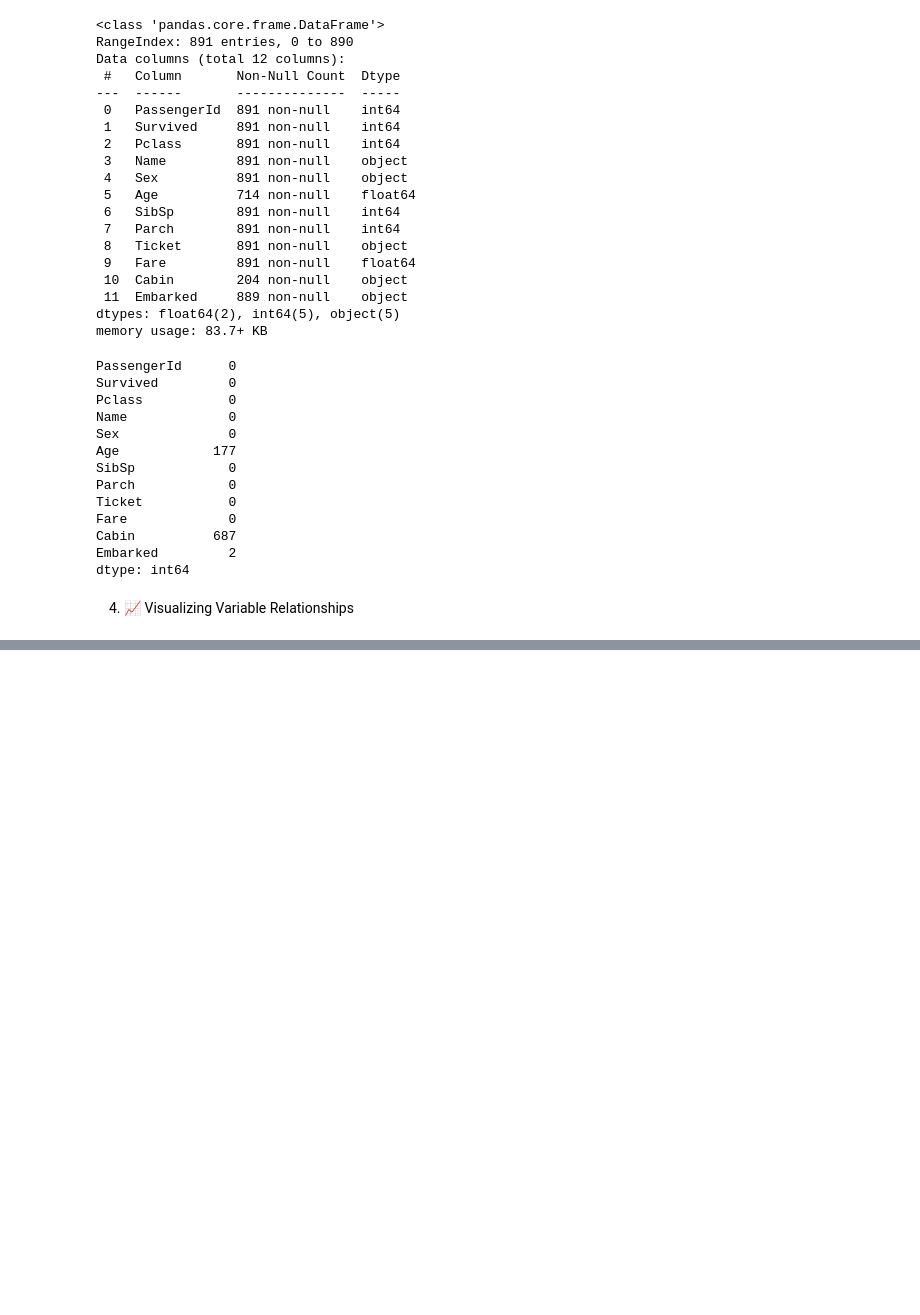
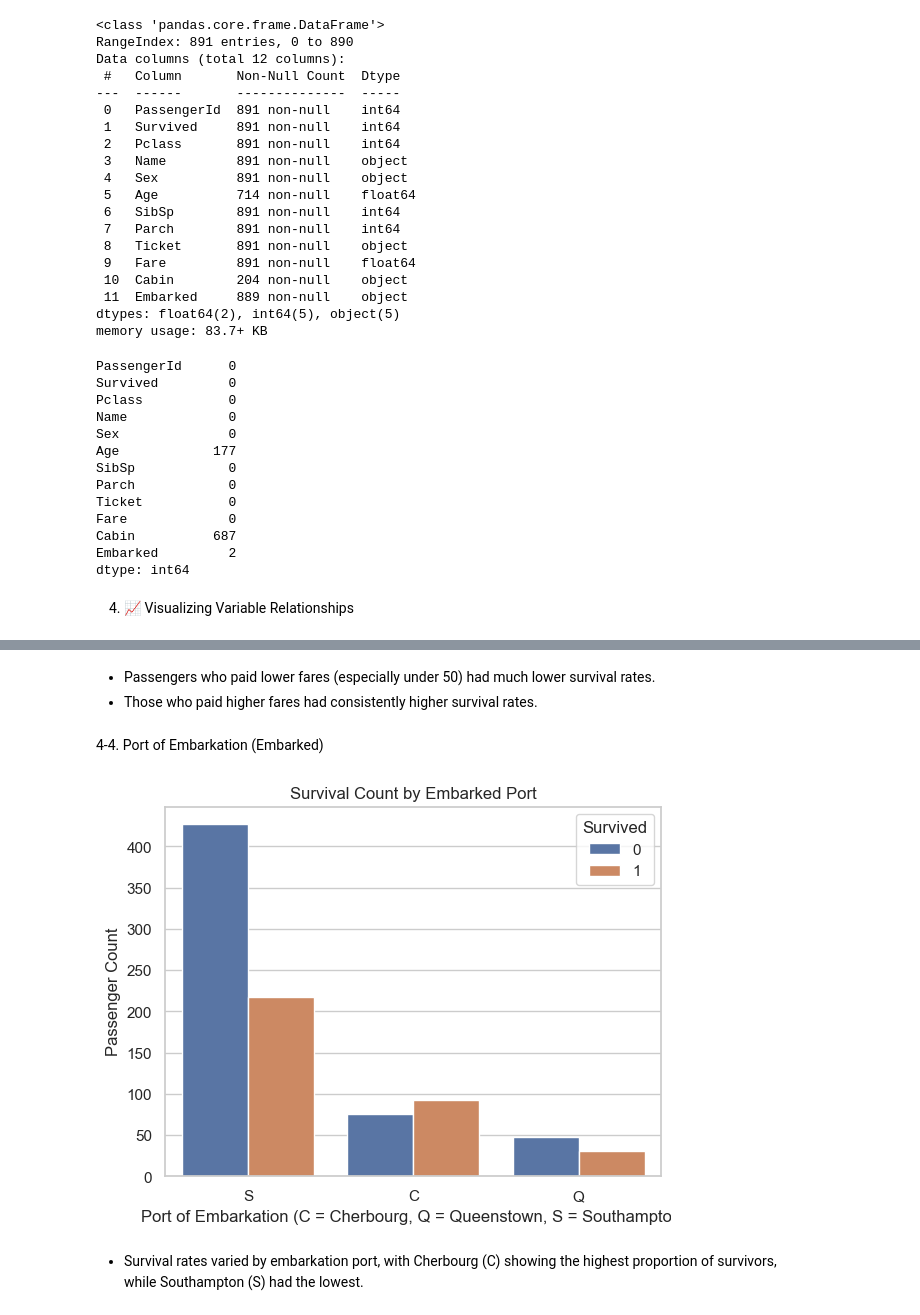
Before and after one commit to haewon-data/haewon-ai-portfolio, a Jupyter notebook: data-analysis-intro/02_variable_relationships.ipynb, the cells around one changed output, grey strips where cells are left out. Drawn from its saved outputs; the diff is of its cells as text; code cells hidden in the pictures; blank space fills up the shorter version.

```diff
--- a/data-analysis-intro/02_variable_relationships.ipynb
+++ b/data-analysis-intro/02_variable_relationships.ipynb
@@ -104,0 +175,17 @@ plt.show()
+# %% [markdown]
+- Passengers who paid lower fares (especially under 50) had much lower survival rates.
+- Those who paid higher fares had consistently higher survival rates.
+# %% [markdown]
+4-4. Port of Embarkation (Embarked)
+# %%
+# Survival count by embarkation port
+sns.countplot(x='Embarked', hue='Survived', data=df)
+plt.title('Survival Count by Embarked Port')
+plt.xlabel('Port of Embarkation (C = Cherbourg, Q = Queenstown, S = Southampton)')
+plt.ylabel('Passenger Count')
+plt.show()
+# %% [output]
+[figure, added]
+# %% [markdown]
+- Survival rates varied by embarkation port, with Cherbourg (C) showing the highest proportion of survivors,
+while Southampton (S) had the lowest.
```
Also changed, not shown: parts of 11 cells of this notebook.
